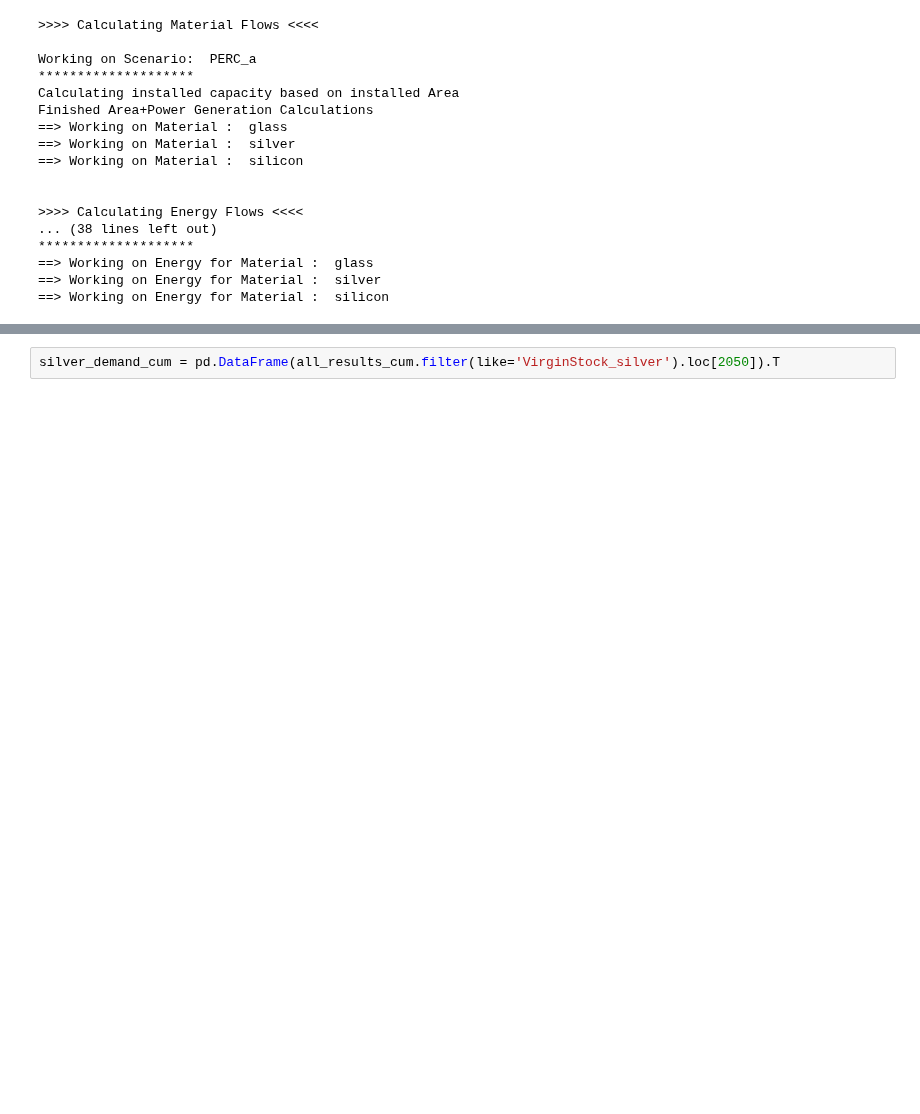
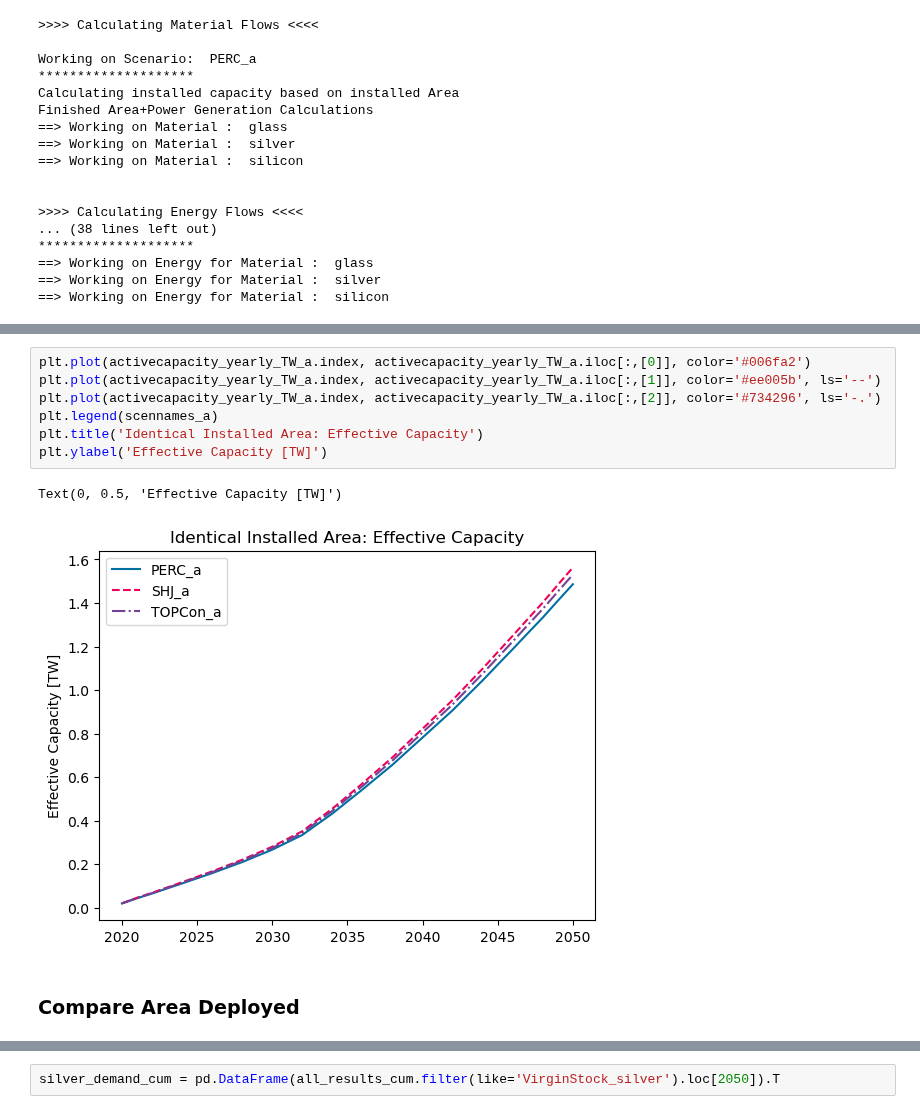
Before and after one commit to NREL/PV_ICE, a Jupyter notebook: docs/tutorials/16 - PERC vs SHJ vs TOPCon.ipynb, the cells around one changed output, grey strips where cells are left out. Saved outputs shown, nothing was run; the diff lists cells and outputs as text; blank space fills up the shorter version.

```diff
--- a/docs/tutorials/16 - PERC vs SHJ vs TOPCon.ipynb
+++ b/docs/tutorials/16 - PERC vs SHJ vs TOPCon.ipynb
@@ -440,0 +458,12 @@ Index(['VirginStock_glass_sim1_PERC_p_[Tonnes]',
+# %%
+plt.plot(activecapacity_yearly_TW_a.index, activecapacity_yearly_TW_a.iloc[:,[0]], color='#006fa2')
+plt.plot(activecapacity_yearly_TW_a.index, activecapacity_yearly_TW_a.iloc[:,[1]], color='#ee005b', ls='--')
+plt.plot(activecapacity_yearly_TW_a.index, activecapacity_yearly_TW_a.iloc[:,[2]], color='#734296', ls='-.')
+plt.legend(scennames_a)
+plt.title('Identical Installed Area: Effective Capacity')
+plt.ylabel('Effective Capacity [TW]')
+# %% [output]
+Text(0, 0.5, 'Effective Capacity [TW]')
+[figure, added]
+# %% [markdown]
+### Compare Area Deployed
```
Also changed, not shown: parts of 29 cells of this notebook, 2 other files.
